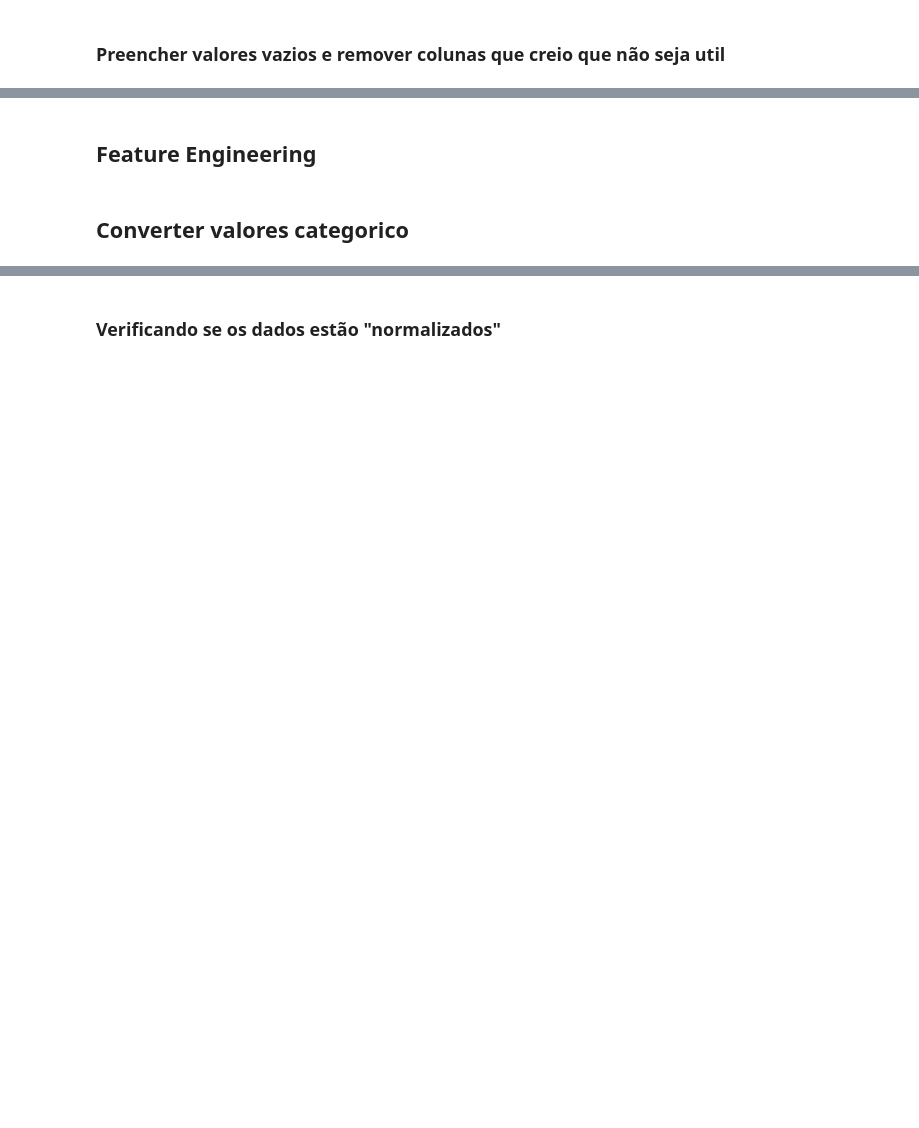
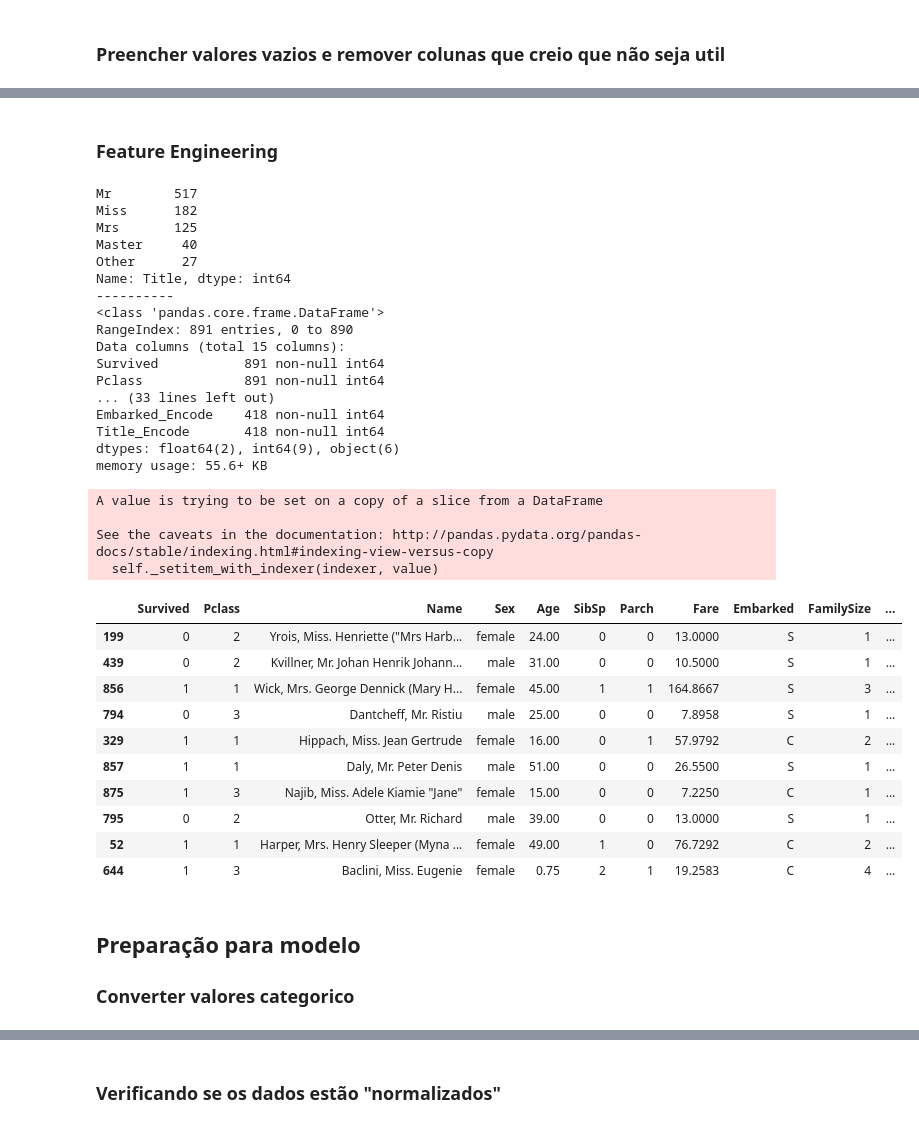
Before and after one commit to jungoncalves/100daysofMLcode, a Jupyter notebook: Titanic.ipynb, the cells around one changed output, grey strips where cells are left out. Drawn from its saved outputs; the diff is of its cells as text; code cells hidden in the pictures; blank space fills up the shorter version.

```diff
--- a/Titanic.ipynb
+++ b/Titanic.ipynb
@@ -109,22 +204,61 @@ print(teste.isnull().sum())
 # %% [markdown]
-## Feature Engineering
+### Feature Engineering
 # %%
 #Apartir das Features SibSp e Parch, foi criado uma nova feature do tamanho da familia
 for dataset in limpeza_dados:
     dataset["FamilySize"] = dataset["SibSp"] + dataset["Parch"] + 1
 
     #Verificar se é um passageiro sozinho ou com familia
     dataset["Alone"] = 1 #onde 1 = sim
     dataset["Alone"].loc[dataset["FamilySize"] > 1] = 0 # onde 0 = não
 
     dataset["Title"] = dataset["Name"].str.split(", ", expand = True)[1].str.split(".", expand = True)[0] #separando o titulo Mrs, miss, mister, etc e criando ua nova coluna
 
+#Aqui eu transformo os valores de titulo em true ou false e filtro tudo que sua soma for menos de 10 fica em uma categoria chamada "Other"
+nomes_titulo = (treino["Title"].value_counts() < 10)
+treino['Title'] = treino['Title'].apply(lambda x: 'Other' if nomes_titulo.loc[x] == True else x)
 
 print(treino['Title'].value_counts())
 print("-"*10)
 
 
 treino.info()
 teste.info()
+treino.sample(10)
+# %% [output]
+Mr        517
+Miss      182
+Mrs       125
+Master     40
+Other      27
+Name: Title, dtype: int64
+----------
+<class 'pandas.core.frame.DataFrame'>
+RangeIndex: 891 entries, 0 to 890
+Data columns (total 15 columns):
+Survived           891 non-null int64
+Pclass             891 non-null int64
+... (33 lines left out)
+Embarked_Encode    418 non-null int64
+Title_Encode       418 non-null int64
+dtypes: float64(2), int64(9), object(6)
+memory usage: 55.6+ KB
+A value is trying to be set on a copy of a slice from a DataFrame
+
+See the caveats in the documentation: http://pandas.pydata.org/pandas-docs/stable/indexing.html#indexing-view-versus-copy
+  self._setitem_with_indexer(indexer, value)
+|  | Survived | Pclass | Name | Sex | Age | SibSp | Parch | Fare | Embarked | FamilySize | ... |
+| 199 | 0 | 2 | Yrois, Miss. Henriette ("Mrs Harb... | female | 24.00 | 0 | 0 | 13.0000 | S | 1 | ... |
+| 439 | 0 | 2 | Kvillner, Mr. Johan Henrik Johann... | male | 31.00 | 0 | 0 | 10.5000 | S | 1 | ... |
+| 856 | 1 | 1 | Wick, Mrs. George Dennick (Mary H... | female | 45.00 | 1 | 1 | 164.8667 | S | 3 | ... |
+| 794 | 0 | 3 | Dantcheff, Mr. Ristiu | male | 25.00 | 0 | 0 | 7.8958 | S | 1 | ... |
+| 329 | 1 | 1 | Hippach, Miss. Jean Gertrude | female | 16.00 | 0 | 1 | 57.9792 | C | 2 | ... |
+| 857 | 1 | 1 | Daly, Mr. Peter Denis | male | 51.00 | 0 | 0 | 26.5500 | S | 1 | ... |
+| 875 | 1 | 3 | Najib, Miss. Adele Kiamie "Jane" | female | 15.00 | 0 | 0 | 7.2250 | C | 1 | ... |
+| 795 | 0 | 2 | Otter, Mr. Richard | male | 39.00 | 0 | 0 | 13.0000 | S | 1 | ... |
+| 52 | 1 | 1 | Harper, Mrs. Henry Sleeper (Myna ... | female | 49.00 | 1 | 0 | 76.7292 | C | 2 | ... |
+| 644 | 1 | 3 | Baclini, Miss. Eugenie | female | 0.75 | 2 | 1 | 19.2583 | C | 4 | ... |
 # %% [markdown]
-## Converter valores categorico
+## Preparação para modelo
+
+### Converter valores categorico
```
Also changed, not shown: parts of 12 cells of this notebook, 1 other file.
